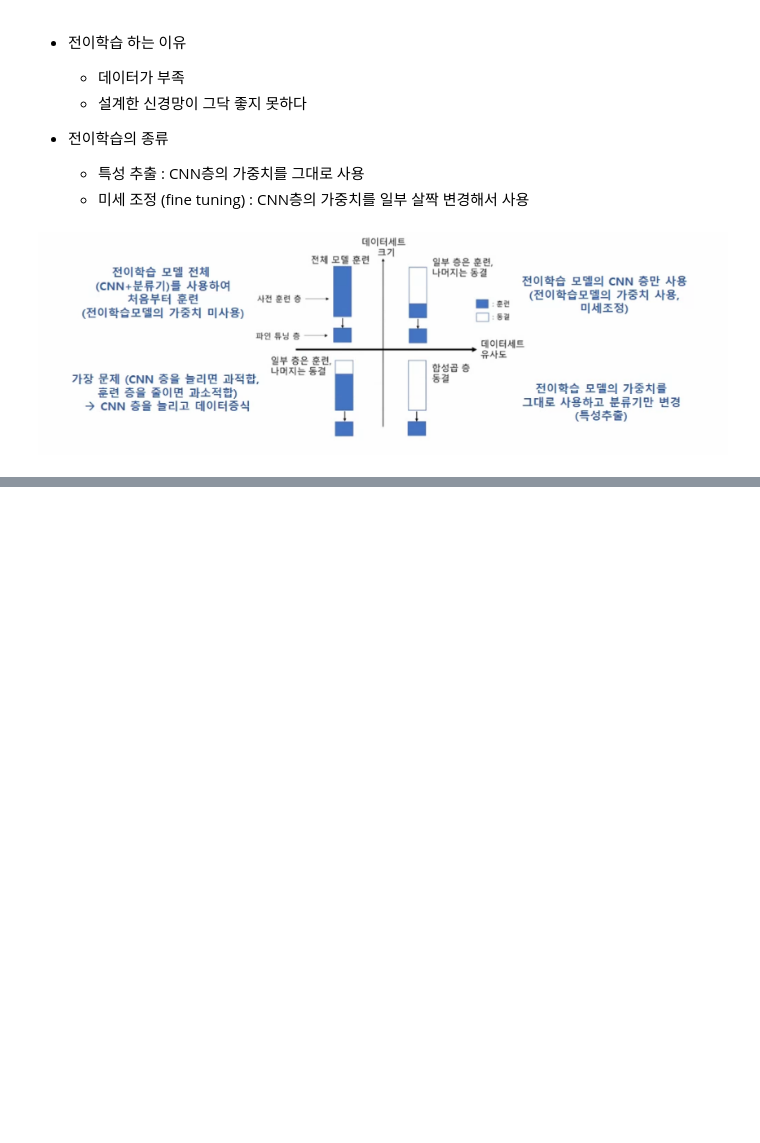
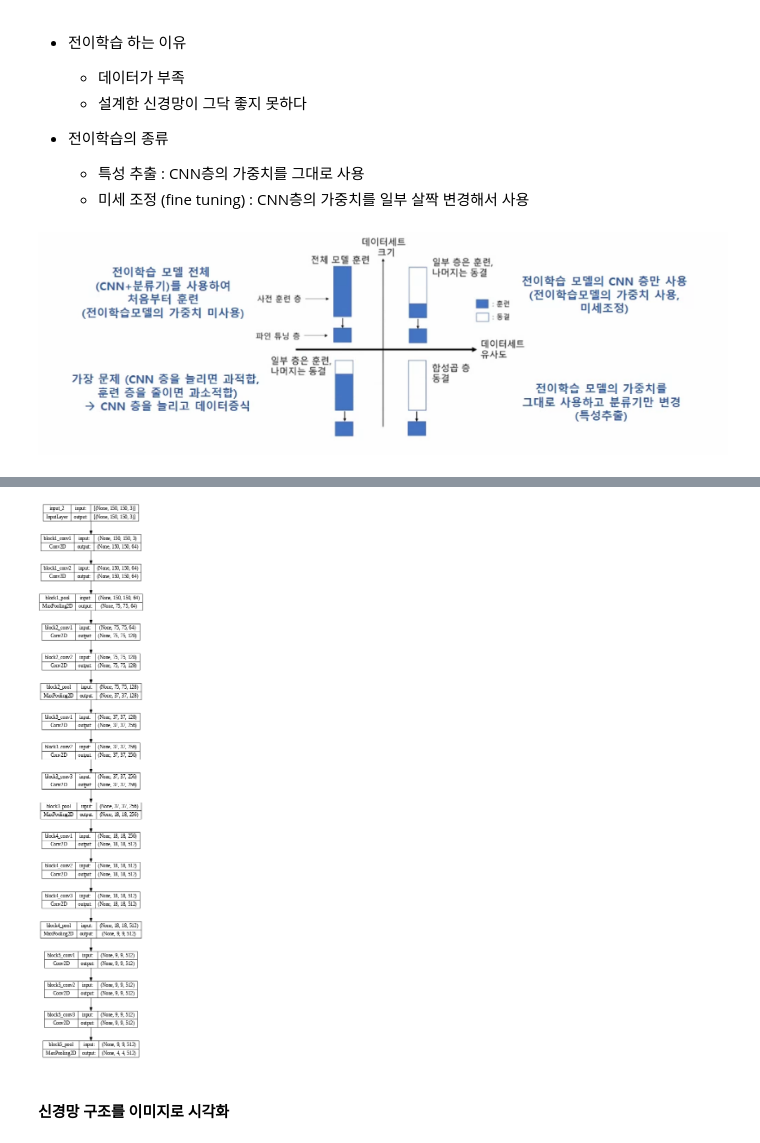
Before and after one commit to rimgosu/ColabBackup, a Jupyter notebook: ex04_개_고양이_분류하기.ipynb, the cells around one changed output, grey strips where cells are left out. Drawn from its saved outputs; the diff is of its cells as text; code cells hidden in the pictures; blank space fills up the shorter version.

```diff
--- a/ex04_개_고양이_분류하기.ipynb
+++ b/ex04_개_고양이_분류하기.ipynb
@@ -553,0 +416,11 @@ Epoch 20/20
+# %%
+from tensorflow.keras.applications import VGG16
+
+# weights : 사용할 가중치의 종류 (imagenet)
+# include_top = False : 모델을 전체 또는 특성추출기만 가져올 것인지 선택 (False : 특성추출기만 가져옴)
+# input_shpae :
+conv_base = VGG16(
+    weights = "imagenet",
+    include_top = False,
+    input_shape = (150, 150, 3)
+)
@@ -553,0 +448,9 @@ Epoch 20/20
+# %%
+from tensorflow.keras.utils import plot_model
+
+
+plot_model(conv_base, show_shapes= True, dpi=60)
+# %% [output]
+[figure, added]
+# %% [markdown]
+#### 신경망 구조를 이미지로 시각화
```
Also changed, not shown: parts of 37 cells of this notebook.
